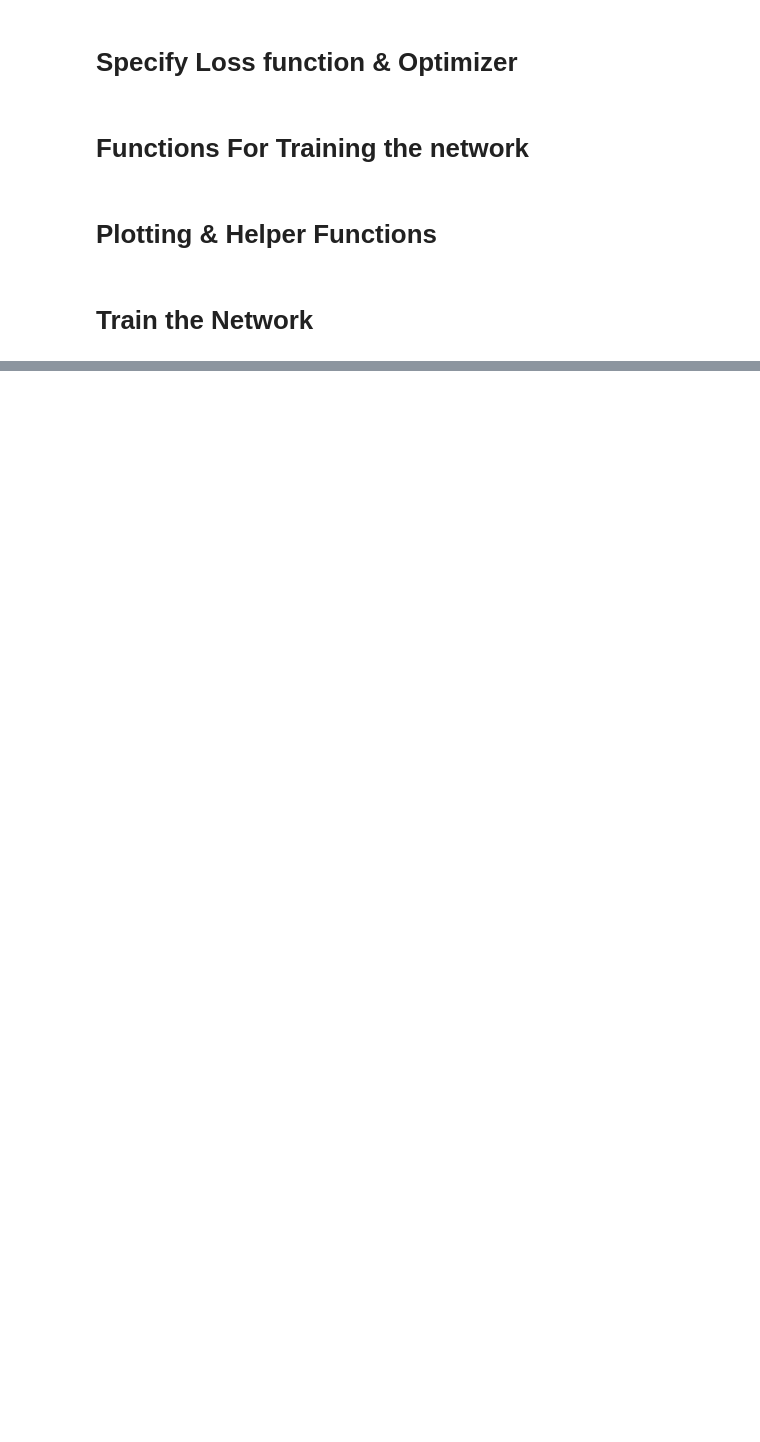
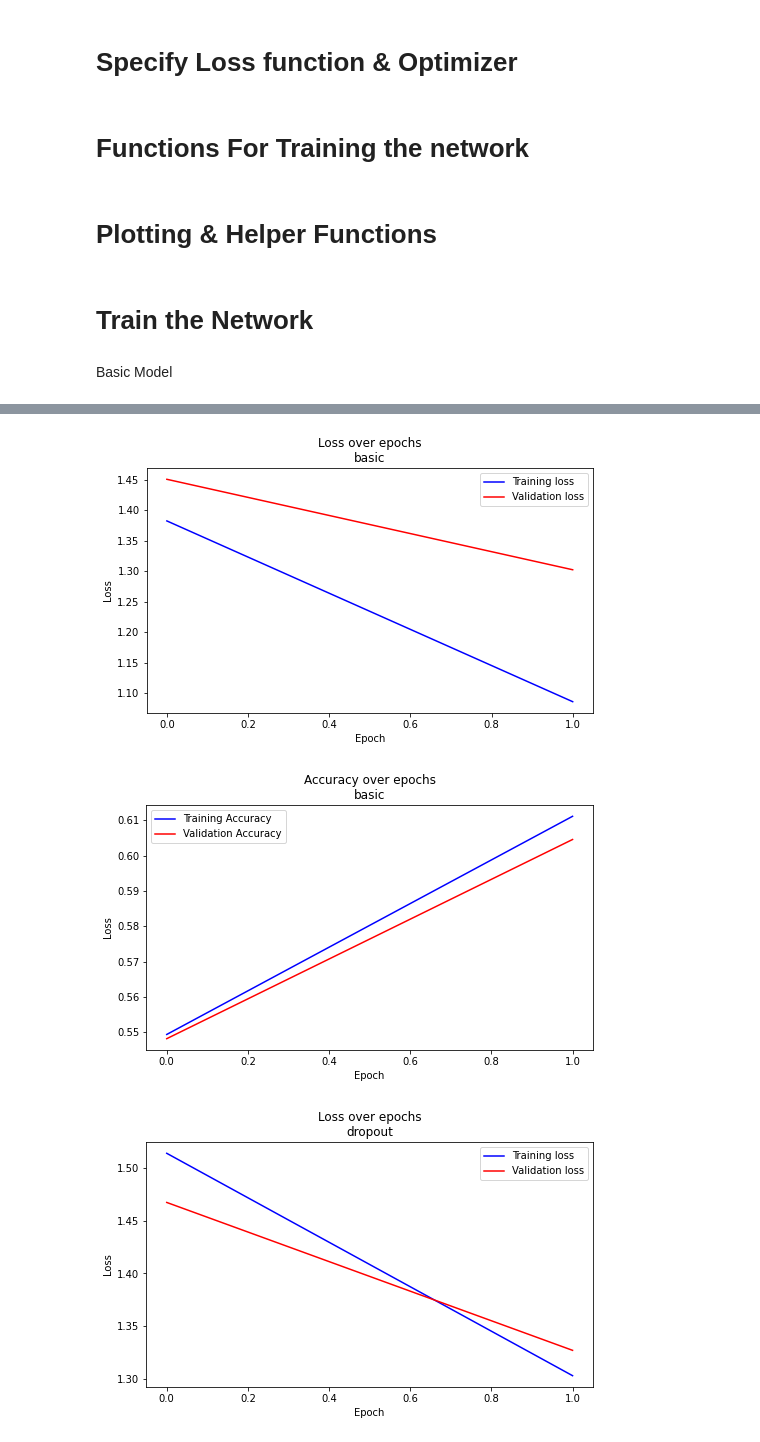
Before and after one commit to YairYarden/Deep-Learning, a Jupyter notebook: Ex1.ipynb, the cells around one changed output, grey strips where cells are left out. Cells and saved outputs as stored; diff of their text form; code cells hidden in the pictures; blank space fills up the shorter version.

Commit message:
Plot all models together. weight decay doesnt work well

```diff
--- a/Ex1.ipynb
+++ b/Ex1.ipynb
@@ -168,8 +195,8 @@ import torch.optim as optim
 criterion = nn.CrossEntropyLoss()
 
 # specify optimizer
-# optimizer = optim.SGD(model.parameters(), lr=0.01)
-optimizer = torch.optim.Adam(model.parameters(), lr=0.001)
+optimizer = optim.SGD(model.parameters(), lr=0.01)
+# optimizer = torch.optim.Adam(model.parameters(), lr=0.001)
 # %% [markdown]
 # Functions For Training the network
 # %%
@@ -335,50 +362,62 @@ def save_model(model, optimizer, dir_path, train_type=None):
   curr_datetime = datetime.now().strftime("%y_%m_%d_%H:%M:%S")
   model_name = f'{curr_datetime}'.replace(':', '_')
   if train_type:
-    model_name = train_type + '_' + model_name
+    # model_name = train_type + '_' + model_name
+    model_name = train_type
   ckpt_path = os.path.join(checkpoint_folder, f'{model_name}.ckpt')
   torch.save({
     'model_state_dict': model.state_dict(),
     'optimizer_state_dict': optimizer.state_dict(),
+    'use_dropout': model.use_dropout,
+    'use_batchnorm': model.use_batchnorm,
+
   }, ckpt_path)
 
   print(f'model saved to "{ckpt_path}"')
 # --------------------------------------------------------------------------------------------------
 # %% [markdown]
 # Train the Network
+# %% [markdown]
+Basic Model
 # %%
 num_epochs = 2
-
 # basic network
 model = LeNet5(num_classes, use_dropout=False, use_batchnorm=False).to(DEVICE)
-optimizer = torch.optim.Adam(model.parameters(), lr=0.001)
-model, optimizer, _, _ = training_loop(model, criterion, optimizer,
-                                       train_loader, test_loader, num_epochs,
-                                       is_gpu_available,
-                                       train_type='basic')
+# optimizer = torch.optim.Adam(model.parameters(), lr=0.001)
+optimizer = optim.SGD(model.parameters(), lr=0.01)
+
+model, optimizer, (train_losses_basic, test_losses_basic), (train_acc_basic, test_acc_basic) = training_loop(model, criterion, optimizer,
+                                                                                                            train_loader, test_loader, num_epochs,
+                                                                                                            is_gpu_available,
+                                                                                                            train_type='basic')
 save_model(model, optimizer, DIR_PATH, train_type='basic')
-
+# ----------------------------------------------------------------------------------
 # using dropout
 model = LeNet5(num_classes, use_dropout=True, use_batchnorm=False).to(DEVICE)
-model, optimizer, _, _ = training_loop(model, criterion, optimizer,
-                                       train_loader, test_loader,
-                                       num_epochs, is_gpu_available,
-                                       train_type='dropout')
+optimizer = optim.SGD(model.parameters(), lr=0.01)
+model, optimizer, (train_losses_dropout, test_losses_dropout), (train_acc_dropout, test_acc_dropout) = training_loop(model, criterion, optimizer,
+                                                                                                                    train_loader, test_loader, num_epochs,
+                                                                                                                    is_gpu_available,
+                                                                                                                    train_type='dropout')
 save_model(model, optimizer, DIR_PATH, train_type='dropout')
-
+# # ----------------------------------------------------------------------------------
 # using weight decay
 model = LeNet5(num_classes, use_dropout=False, use_batchnorm=False).to(DEVICE)
-optimizer = torch.optim.Adam(model.parameters(), lr=0.001, weight_decay=1)
-model, optimizer, _, _ = training_loop(model, criterion, optimizer,
-                                       train_loader, test_loader,
-                                       num_epochs, is_gpu_available,
-                                       train_type='weight_decay')
+# optimizer = torch.optim.Adam(model.parameters(), lr=0.001, weight_decay=1)
+optimizer = optim.SGD(model.parameters(), lr=0.01, weight_decay=1)
+model, optimizer, (train_losses_wd, test_losses_wd), (train_acc_wd, test_acc_wd) = training_loop(model, criterion, optimizer,
+                                                                                                train_loader, test_loader, num_epochs,
+                                                                                                is_gpu_available,
+                                                                                                train_type='weight_decay')
 save_model(model, optimizer, DIR_PATH, train_type='weight_decay')
-
+# ----------------------------------------------------------------------------------
 # using batch normalization
 model = LeNet5(num_classes, use_dropout=False, use_batchnorm=True).to(DEVICE)
-model, optimizer, _, _ = training_loop(model, criterion, optimizer,
-                                       train_loader, test_loader,
-                                       num_epochs, is_gpu_available,
-                                       train_type='batch_norm')
+optimizer = optim.SGD(model.parameters(), lr=0.01)
+
+model, optimizer, (train_losses_bn, test_losses_bn), (train_acc_bn, test_acc_bn) = training_loop(model, criterion, optimizer,
+                                                                                                  train_loader, test_loader, num_epochs,
+                                                                                                  is_gpu_available,
+                                                                                                  train_type='batch_norm')
 save_model(model, optimizer, DIR_PATH, train_type='batch_norm')
+# %% [output]
@@ -384,0 +440,3 @@ save_model(model, optimizer, DIR_PATH, train_type='batch_norm')
+[figure, added]
+[figure, added]
+[figure, added]
```
Also changed, not shown: parts of 9 cells of this notebook.
